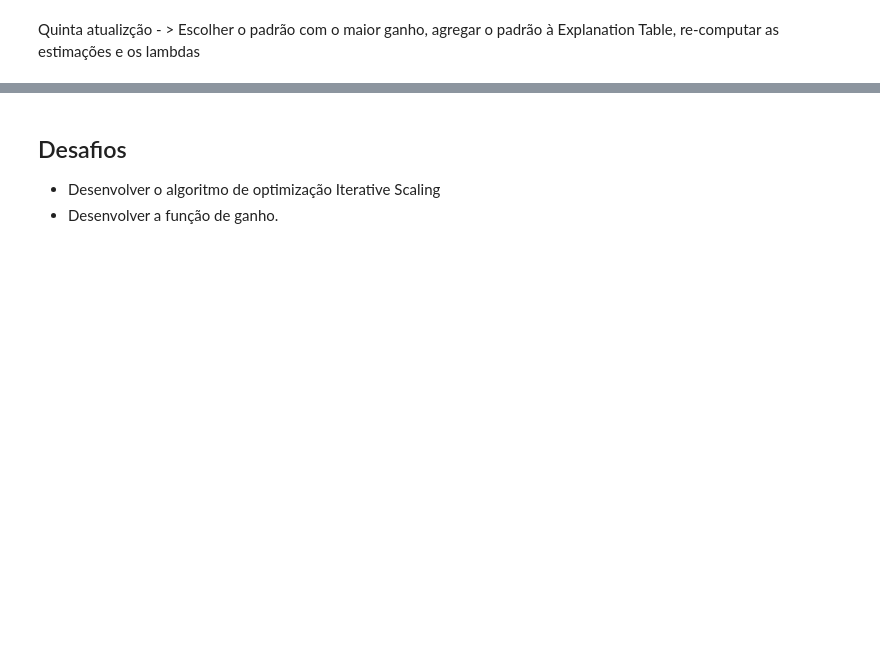
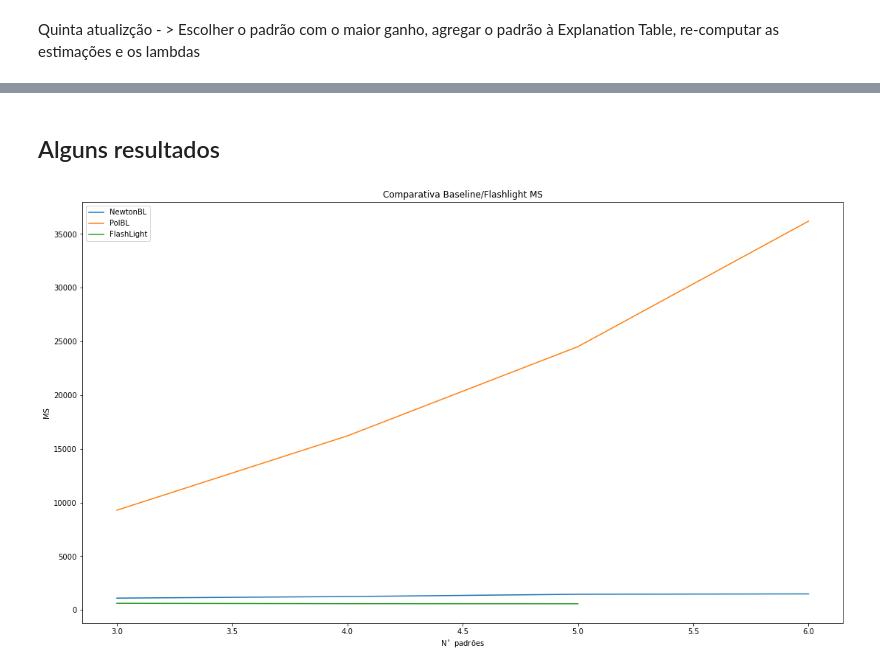
Before and after one commit to OdioALouise/CienciaDaComputacao, a Jupyter notebook: IA/explanationTable/Explanation Tables.ipynb, the cells around one changed output, grey strips where cells are left out. Drawn from its saved outputs; the diff is of its cells as text; code cells hidden in the pictures; blank space fills up the shorter version.

```diff
--- a/IA/explanationTable/Explanation Tables.ipynb
+++ b/IA/explanationTable/Explanation Tables.ipynb
@@ -416,7 +447,2 @@ array([0.17856664, 0.11282115, 0.12946538, 0.98450523, 0.82356309,
-# %% [markdown]
-## Desafios
-
-<ul>
-  <li>Desenvolver o algoritmo de optimização Iterative Scaling</li>
-  <li>Desenvolver a função de ganho.</li>
-</ul>
+# %% [markdown]
+## Alguns resultados
@@ -422,0 +451,44 @@ array([0.17856664, 0.11282115, 0.12946538, 0.98450523, 0.82356309,
+# %%
+newtonBaseLineMS = [1103.5327, 1250.5308, 1461.4857, 1495.3486]
+newtonBaseLineGain = [4.1993243995696625, 3.05580156625466, 2.216265600374897, 1.556835911542484]
+
+polinomialBaseLineMS = [9289.0021, 16210.4953, 24518.3215, 36200.1083]
+polinomialBaseLineGain = [0.8813656291237169, 0.8814817770872216, 0.8815584312351925, 0.8818785429366502 ]
+
+flashLightMS = np.array([
+    [579.4286 , 541.7452,  550.0778],
+    [658.2021 , 612.444, 646.0027],
+    [630.4624 , 606.3839, 537.0084]
+]);
+flashLightGain = np.array([
+    [8.298891265336568, 5.581415440661885, 10.41276376567507],
+    [5.31291027405618 , 9.656821703328625, 5.31291027405618],
+    [8.437345739998012, 8.43734537259843, 6.102711988267998 ]
+]);
+
+meanFlashLightMS = np.mean(flashLightMS, axis=0)
+meanFlashLightGain = np.mean(flashLightGain, axis=0)
+
+flashLightMSS4 = np.array([608.1699,  642.7105, 595.7134]);
+flashLightGainS4 = np.array([4.858503815917721,  5.31291027405618, 8.369347665984655]);
+
+flashLightMSS5 = np.array([589.8094, 598.1593, 536.9648]);
+flashLightGainS5 = np.array([8.369347665984655,  8.462969048139938, 4.858503815917721]);
+
+meanFlashLightMSS4 = np.mean(flashLightMSS4, axis=0)
+meanFlashLightGainS4 = np.mean(flashLightGainS4, axis=0)
+
+meanFlashLightMSS5 = np.mean(flashLightMSS5, axis=0)
+meanFlashLightGainS5 = np.mean(flashLightGainS5, axis=0)
+# %%
+fig, ax = plt.subplots()
+ax.set_title('Comparativa Baseline/Flashlight MS');
+ax.set_ylabel('MS');
+ax.set_xlabel('N$^\circ$ padrões')
+ax.plot([3,4,5,6], newtonBaseLineMS, label='NewtonBL');
+ax.plot([3,4,5,6], polinomialBaseLineMS, label='PolBL');
+ax.plot([3,4,5], meanFlashLightMS, label='FlashLight');
+plt.legend();
+fig.set_size_inches(18.5, 10.5)
+# %% [output]
+[figure, added]
```
Also changed, not shown: parts of 9 cells of this notebook, 2 other files.
